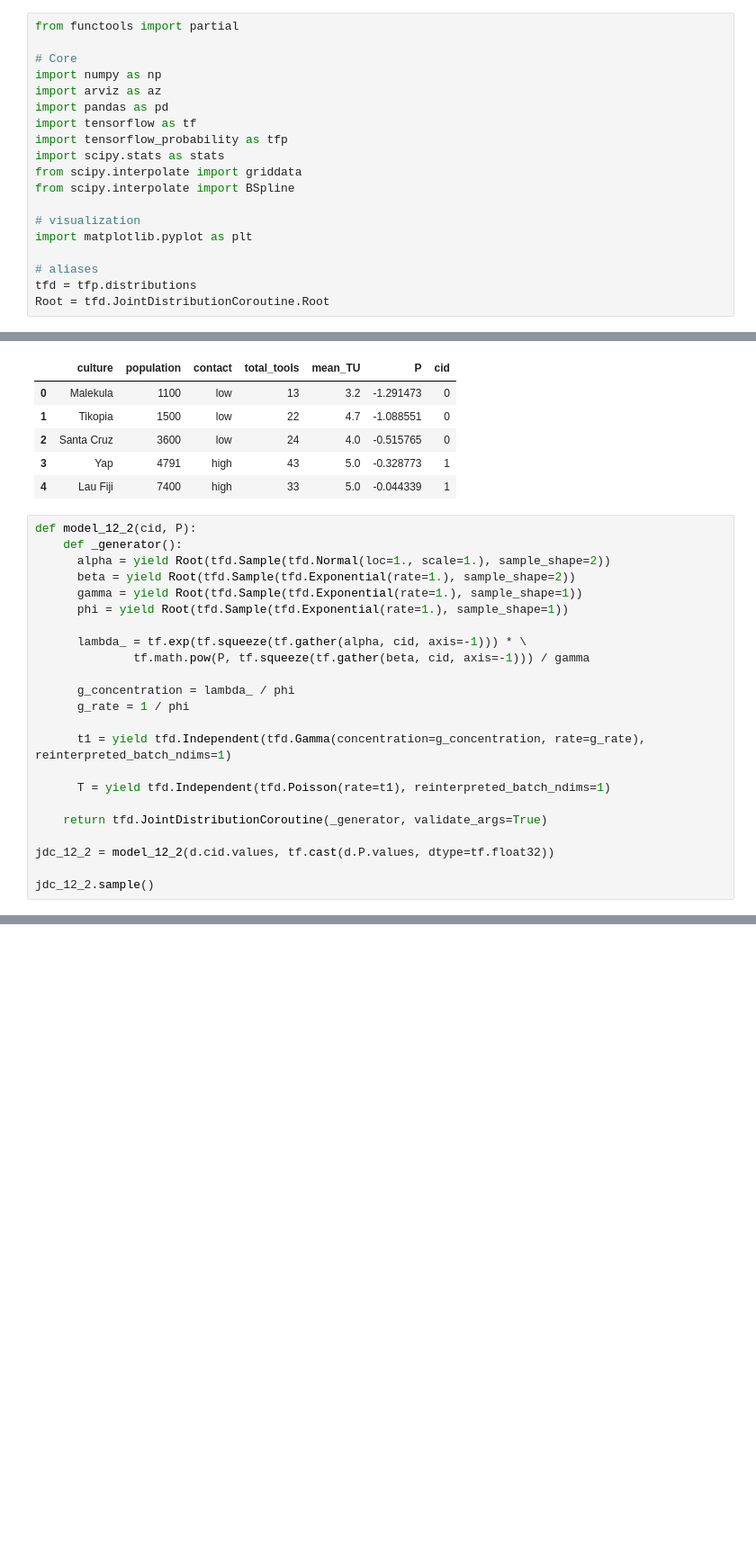
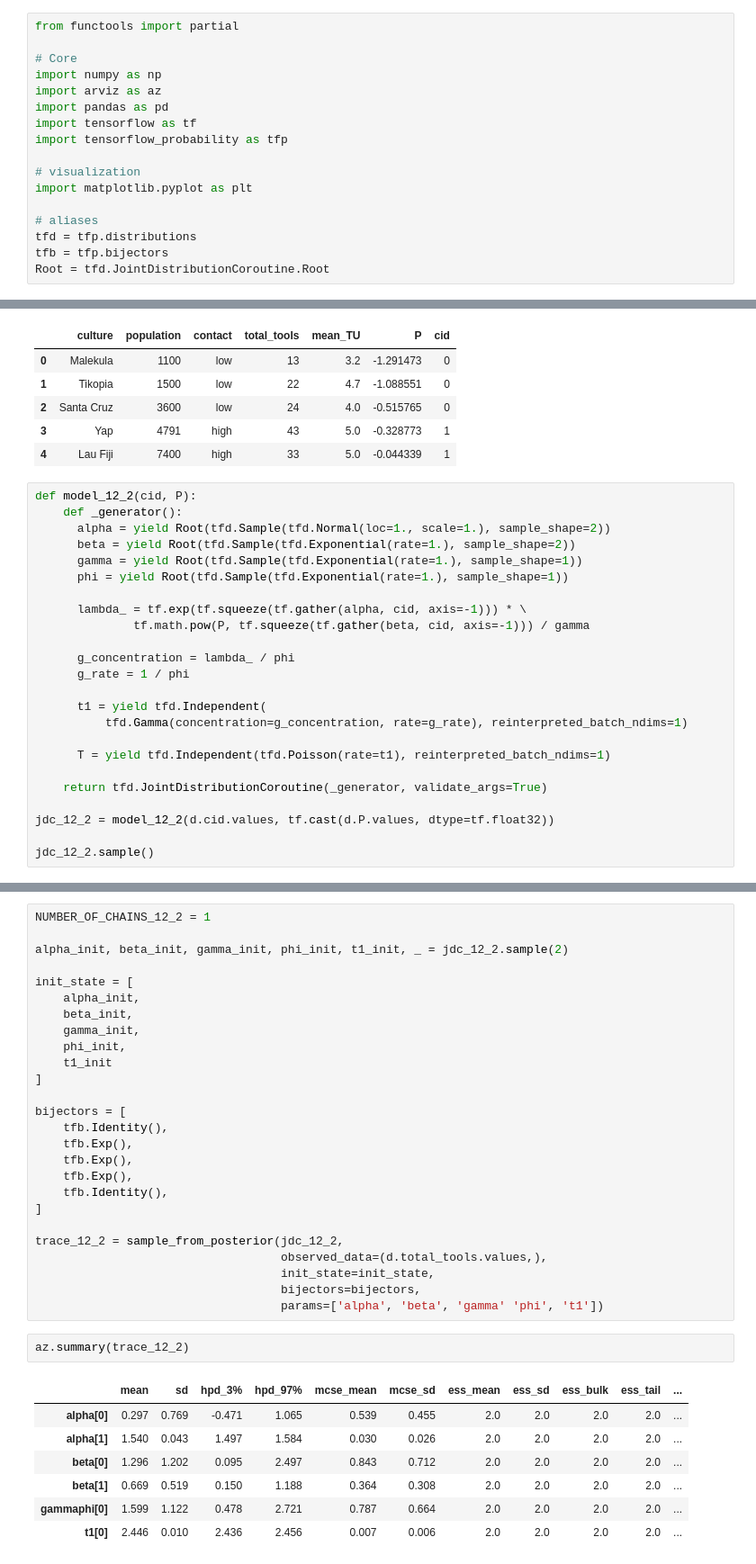
Before and after one commit to ksachdeva/rethinking-tensorflow-probability, a Jupyter notebook: notebooks/12_monsters_and_mixtures.ipynb, the cells around one changed output, grey strips where cells are left out. Shown at 90% size. Drawn from its saved outputs; the diff is of its cells as text; blank space fills up the shorter version.

Commit message:
fix - updates to chapter 12 to use multiple chains

```diff
--- a/notebooks/12_monsters_and_mixtures.ipynb
+++ b/notebooks/12_monsters_and_mixtures.ipynb
@@ -29,15 +28,13 @@ import arviz as az
 import pandas as pd
 import tensorflow as tf
 import tensorflow_probability as tfp
-import scipy.stats as stats
-from scipy.interpolate import griddata
-from scipy.interpolate import BSpline
 
 # visualization
 import matplotlib.pyplot as plt
 
 # aliases
 tfd = tfp.distributions
+tfb = tfp.bijectors
 Root = tfd.JointDistributionCoroutine.Root
 # %%
 %watermark -p numpy,tensorflow,tensorflow_probability,arviz,scipy,pandas
@@ -347,7 +363,8 @@ def model_12_2(cid, P):
       g_concentration = lambda_ / phi
       g_rate = 1 / phi
 
-      t1 = yield tfd.Independent(tfd.Gamma(concentration=g_concentration, rate=g_rate), reinterpreted_batch_ndims=1)
+      t1 = yield tfd.Independent(
+          tfd.Gamma(concentration=g_concentration, rate=g_rate), reinterpreted_batch_ndims=1)
 
       T = yield tfd.Independent(tfd.Poisson(rate=t1), reinterpreted_batch_ndims=1)
 
@@ -372,0 +386,36 @@ trace_12_2 = sample_from_posterior(jdc_12_2,
+# %%
+NUMBER_OF_CHAINS_12_2 = 1
+
+alpha_init, beta_init, gamma_init, phi_init, t1_init, _ = jdc_12_2.sample(2)
+
+init_state = [
+    alpha_init,
+    beta_init,
+    gamma_init,
+    phi_init,
+    t1_init
+]
+
+bijectors = [
+    tfb.Identity(),
+    tfb.Exp(),
+    tfb.Exp(),
+    tfb.Exp(),
+    tfb.Identity(),
+]
+
+trace_12_2 = sample_from_posterior(jdc_12_2,
+                                   observed_data=(d.total_tools.values,),
+                                   init_state=init_state,
+                                   bijectors=bijectors,
+                                   params=['alpha', 'beta', 'gamma' 'phi', 't1'])
+# %%
+az.summary(trace_12_2)
+# %% [output]
+|  | mean | sd | hpd_3% | hpd_97% | mcse_mean | mcse_sd | ess_mean | ess_sd | ess_bulk | ess_tail | ... |
+| alpha[0] | 0.297 | 0.769 | -0.471 | 1.065 | 0.539 | 0.455 | 2.0 | 2.0 | 2.0 | 2.0 | ... |
+| alpha[1] | 1.540 | 0.043 | 1.497 | 1.584 | 0.030 | 0.026 | 2.0 | 2.0 | 2.0 | 2.0 | ... |
+| beta[0] | 1.296 | 1.202 | 0.095 | 2.497 | 0.843 | 0.712 | 2.0 | 2.0 | 2.0 | 2.0 | ... |
+| beta[1] | 0.669 | 0.519 | 0.150 | 1.188 | 0.364 | 0.308 | 2.0 | 2.0 | 2.0 | 2.0 | ... |
+| gammaphi[0] | 1.599 | 1.122 | 0.478 | 2.721 | 0.787 | 0.664 | 2.0 | 2.0 | 2.0 | 2.0 | ... |
+| t1[0] | 2.446 | 0.010 | 2.436 | 2.456 | 0.007 | 0.006 | 2.0 | 2.0 | 2.0 | 2.0 | ... |
```
Also changed, not shown: parts of 17 cells of this notebook, 1 other file.
